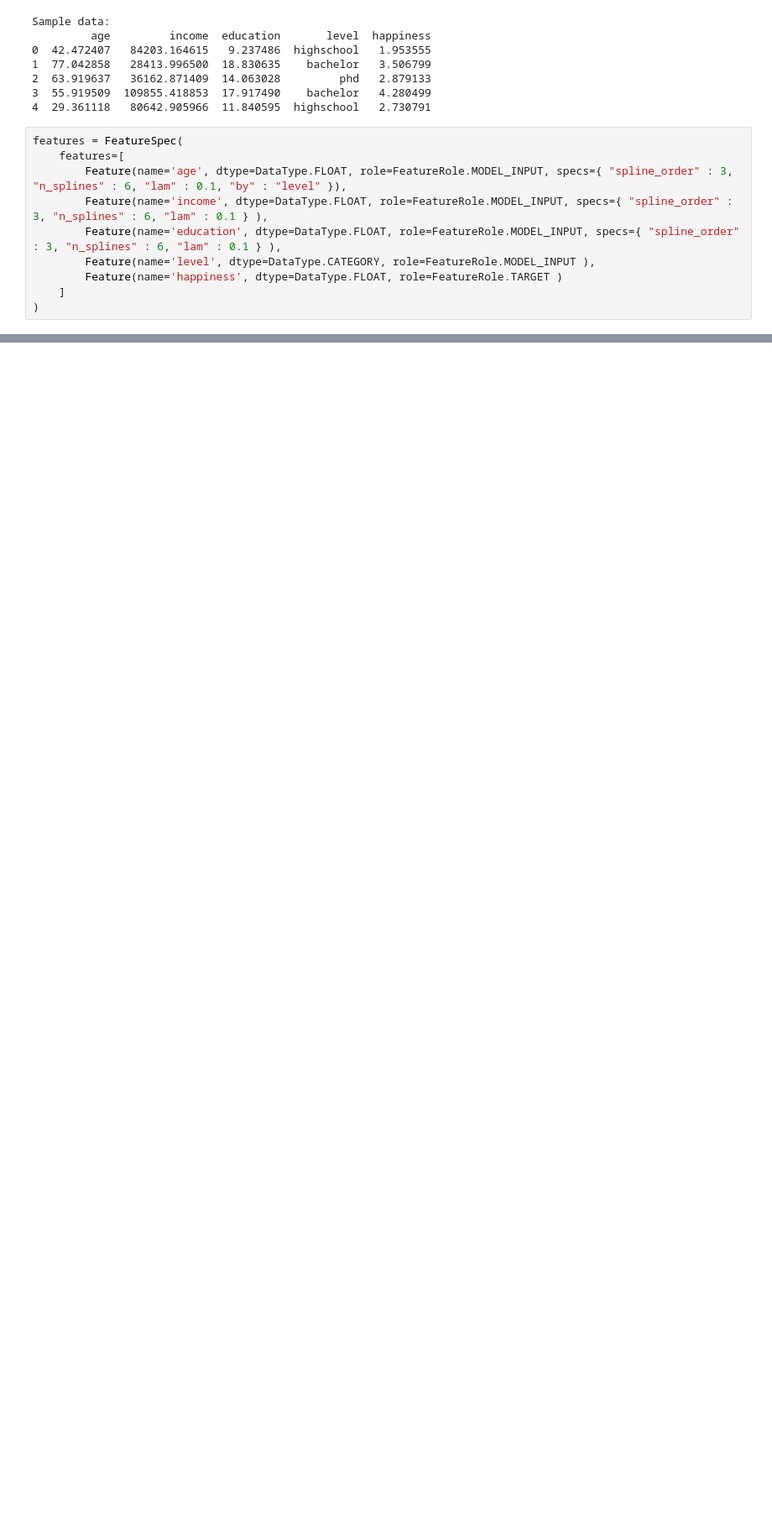
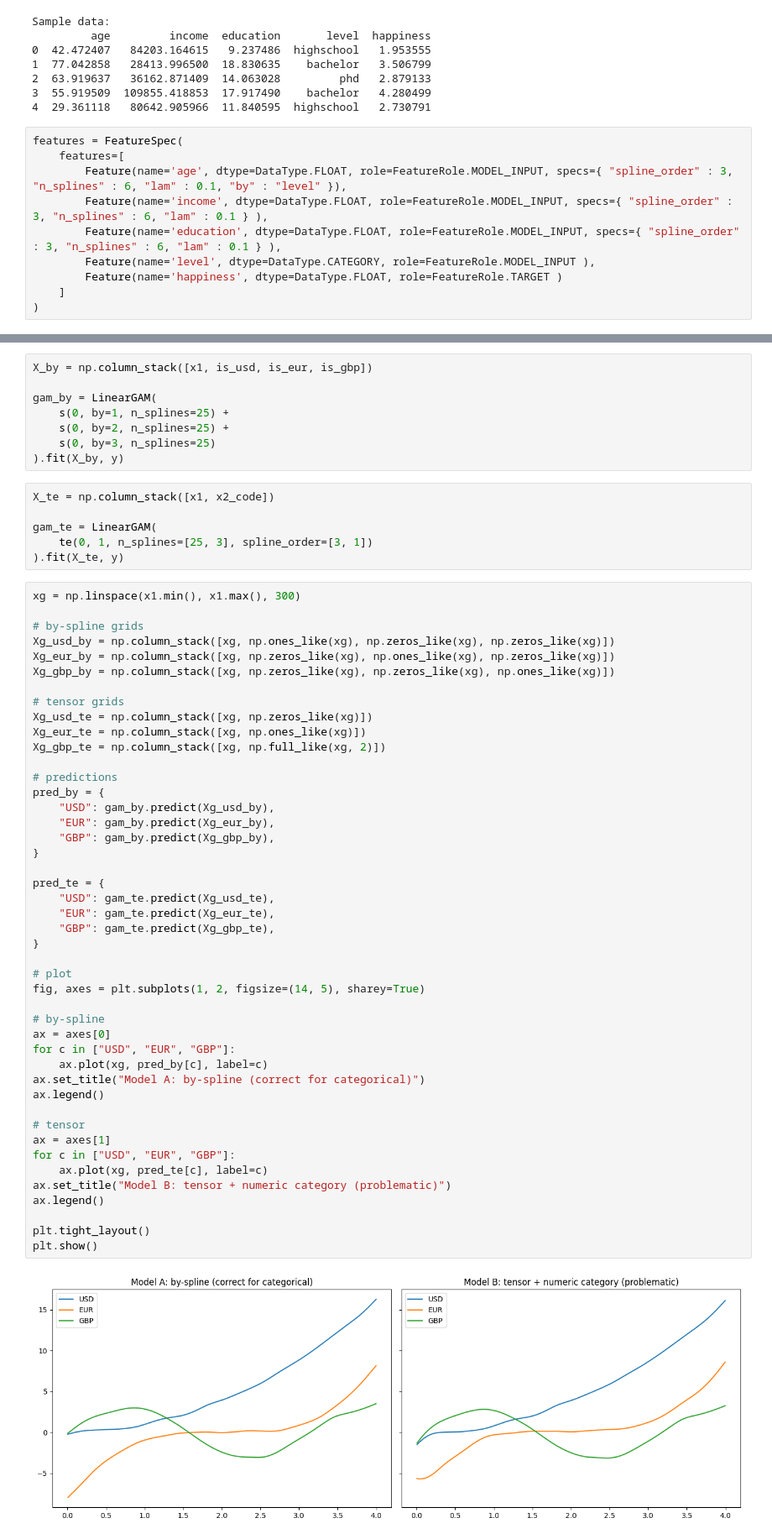
Before and after one commit to YimingZhang07/quantbullet, a Jupyter notebook: docs/model/pygam-example.ipynb, the cells around one changed output, grey strips where cells are left out. Shown at 84% size. Saved outputs shown, nothing was run; the diff lists cells and outputs as text; blank space fills up the shorter version.

```diff
--- a/docs/model/pygam-example.ipynb
+++ b/docs/model/pygam-example.ipynb
@@ -74,0 +238,61 @@ wgam.plot_partial_dependence( scale_y_axis=True )
+# %%
+X_by = np.column_stack([x1, is_usd, is_eur, is_gbp])
+
+gam_by = LinearGAM(
+    s(0, by=1, n_splines=25) +
+    s(0, by=2, n_splines=25) +
+    s(0, by=3, n_splines=25)
+).fit(X_by, y)
+# %%
+X_te = np.column_stack([x1, x2_code])
+
+gam_te = LinearGAM(
+    te(0, 1, n_splines=[25, 3], spline_order=[3, 1])
+).fit(X_te, y)
+# %%
+xg = np.linspace(x1.min(), x1.max(), 300)
+
+# by-spline grids
+Xg_usd_by = np.column_stack([xg, np.ones_like(xg), np.zeros_like(xg), np.zeros_like(xg)])
+Xg_eur_by = np.column_stack([xg, np.zeros_like(xg), np.ones_like(xg), np.zeros_like(xg)])
+Xg_gbp_by = np.column_stack([xg, np.zeros_like(xg), np.zeros_like(xg), np.ones_like(xg)])
+
+# tensor grids
+Xg_usd_te = np.column_stack([xg, np.zeros_like(xg)])
+Xg_eur_te = np.column_stack([xg, np.ones_like(xg)])
+Xg_gbp_te = np.column_stack([xg, np.full_like(xg, 2)])
+
+# predictions
+pred_by = {
+    "USD": gam_by.predict(Xg_usd_by),
+    "EUR": gam_by.predict(Xg_eur_by),
+    "GBP": gam_by.predict(Xg_gbp_by),
+}
+
+pred_te = {
+    "USD": gam_te.predict(Xg_usd_te),
+    "EUR": gam_te.predict(Xg_eur_te),
+    "GBP": gam_te.predict(Xg_gbp_te),
+}
+
+# plot
+fig, axes = plt.subplots(1, 2, figsize=(14, 5), sharey=True)
+
+# by-spline
+ax = axes[0]
+for c in ["USD", "EUR", "GBP"]:
+    ax.plot(xg, pred_by[c], label=c)
+ax.set_title("Model A: by-spline (correct for categorical)")
+ax.legend()
+
+# tensor
+ax = axes[1]
+for c in ["USD", "EUR", "GBP"]:
+    ax.plot(xg, pred_te[c], label=c)
+ax.set_title("Model B: tensor + numeric category (problematic)")
+ax.legend()
+
+plt.tight_layout()
+plt.show()
+# %% [output]
+[figure, added]
```
Also changed, not shown: parts of 6 cells of this notebook, 2 other files.
